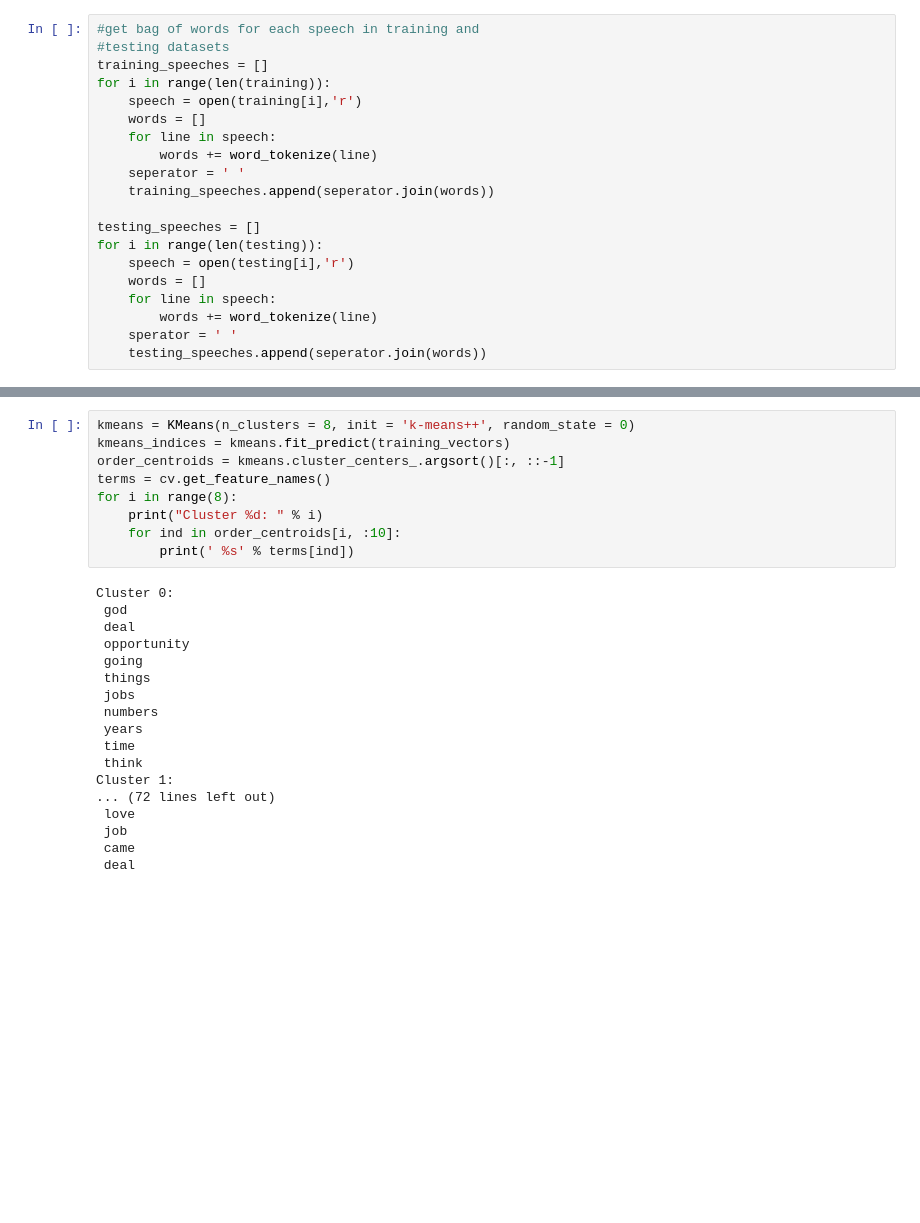
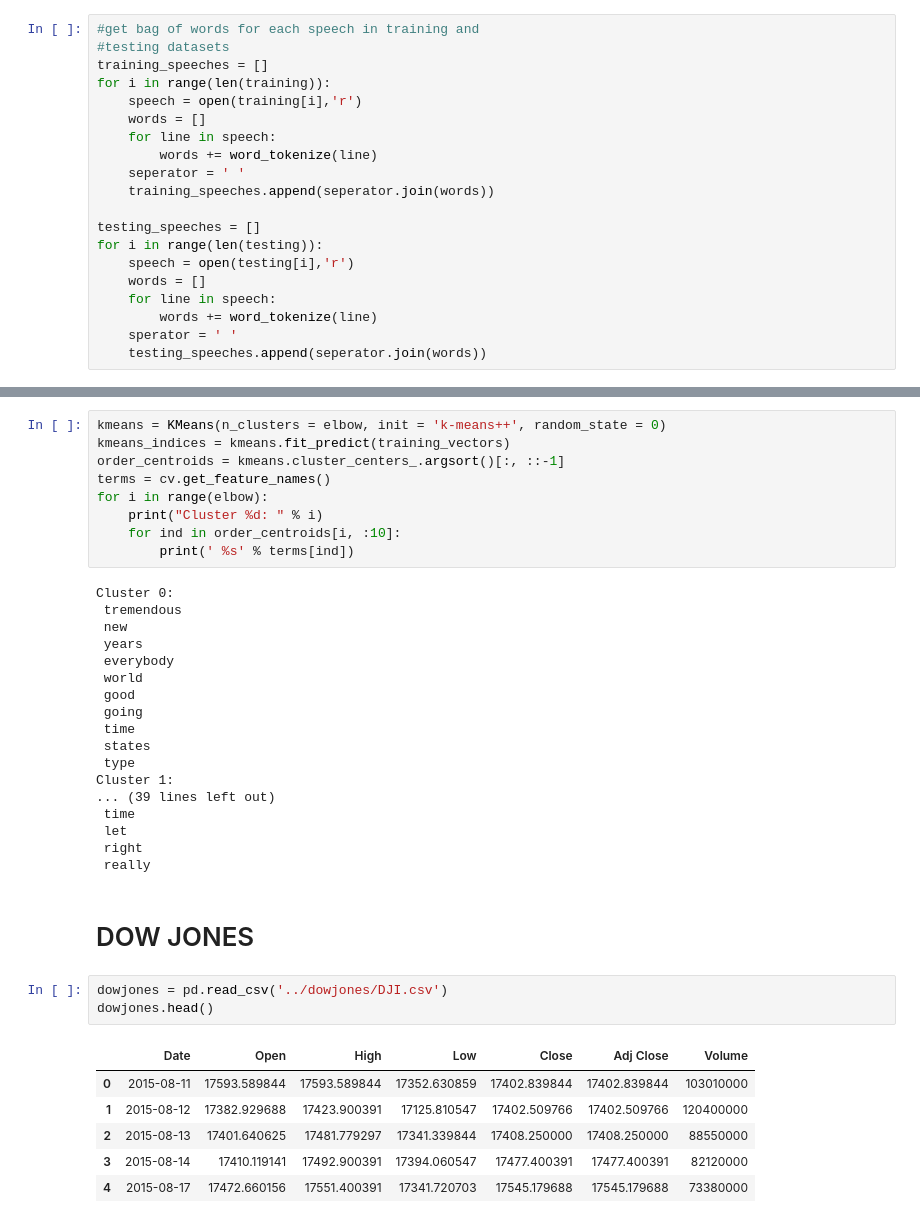
Before and after one commit to armuse/speeches, a Jupyter notebook: clustering/Get Clusters info.ipynb, the cells around one changed output, grey strips where cells are left out. Cells and saved outputs as stored; diff of their text form; blank space fills up the shorter version.

Commit message:
condensing dowjones into get clusters

```diff
--- a/clustering/Get Clusters info.ipynb
+++ b/clustering/Get Clusters info.ipynb
@@ -79,27 +82,39 @@ print(predicted_indices[7])
 # %%
-kmeans = KMeans(n_clusters = 8, init = 'k-means++', random_state = 0)
+kmeans = KMeans(n_clusters = elbow, init = 'k-means++', random_state = 0)
 kmeans_indices = kmeans.fit_predict(training_vectors)
 order_centroids = kmeans.cluster_centers_.argsort()[:, ::-1]
 terms = cv.get_feature_names()
-for i in range(8):
+for i in range(elbow):
     print("Cluster %d: " % i)
     for ind in order_centroids[i, :10]:
         print(' %s' % terms[ind])
 # %% [output]
 Cluster 0:
- god
- deal
- opportunity
+ tremendous
+ new
+ years
+ everybody
+ world
+ good
  going
- things
- jobs
- numbers
- years
  time
- think
+ states
+ type
 Cluster 1:
-... (72 lines left out)
- love
- job
- came
- deal
+... (39 lines left out)
+ time
+ let
+ right
+ really
+# %% [markdown]
+# DOW JONES
+# %%
+dowjones = pd.read_csv('../dowjones/DJI.csv')
+dowjones.head()
+# %% [output]
+|  | Date | Open | High | Low | Close | Adj Close | Volume |
+| 0 | 2015-08-11 | 17593.589844 | 17593.589844 | 17352.630859 | 17402.839844 | 17402.839844 | 103010000 |
+| 1 | 2015-08-12 | 17382.929688 | 17423.900391 | 17125.810547 | 17402.509766 | 17402.509766 | 120400000 |
+| 2 | 2015-08-13 | 17401.640625 | 17481.779297 | 17341.339844 | 17408.250000 | 17408.250000 | 88550000 |
+| 3 | 2015-08-14 | 17410.119141 | 17492.900391 | 17394.060547 | 17477.400391 | 17477.400391 | 82120000 |
+| 4 | 2015-08-17 | 17472.660156 | 17551.400391 | 17341.720703 | 17545.179688 | 17545.179688 | 73380000 |
```
Also changed, not shown: parts of 13 cells of this notebook.
